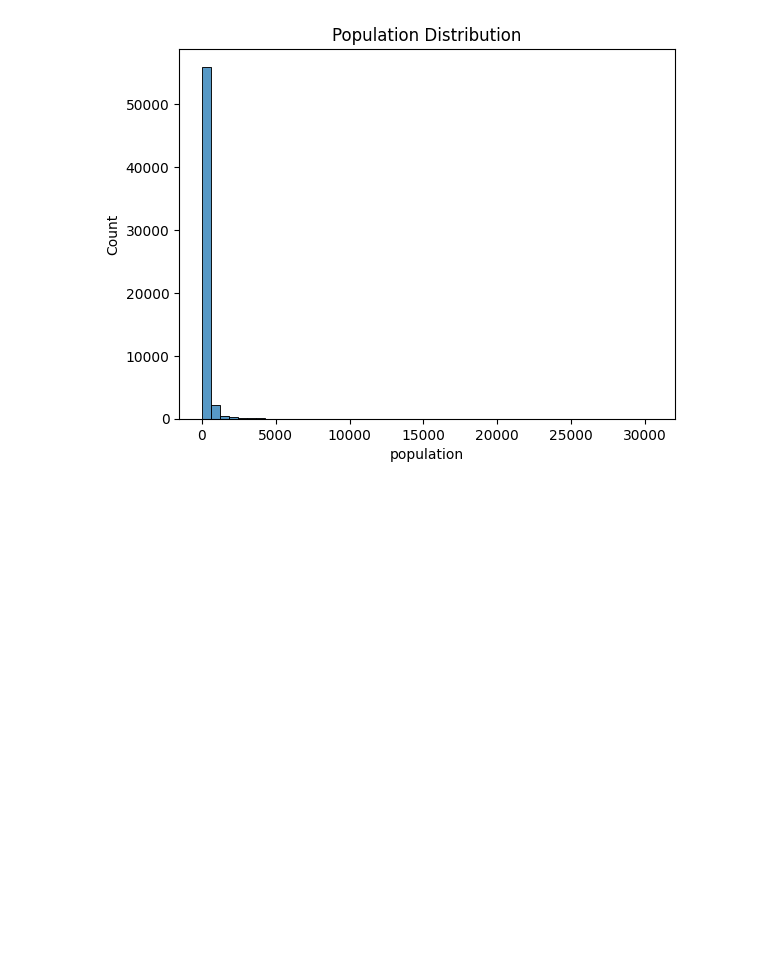
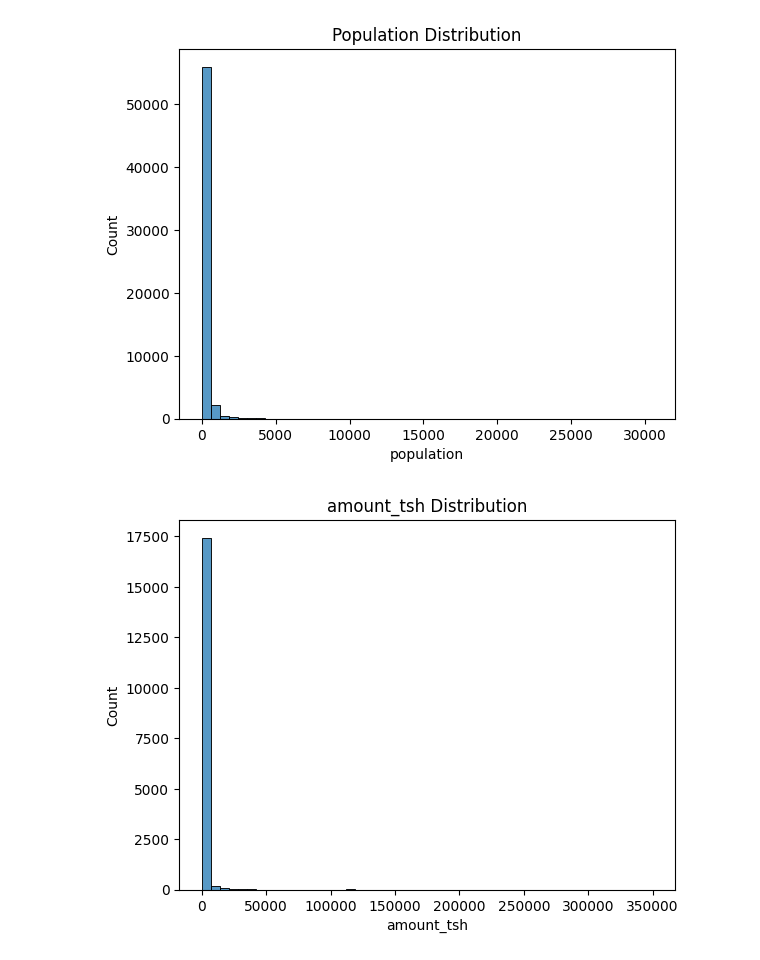
Before and after one commit to Emeriego/PumpHealth, a Jupyter notebook: notebooks/01_exploratory_data_analysis.ipynb, the cells around one changed output. Saved outputs shown, nothing was run; the diff lists cells and outputs as text; code cells hidden in the pictures; blank space fills up the shorter version.

```diff
--- a/notebooks/01_exploratory_data_analysis.ipynb
+++ b/notebooks/01_exploratory_data_analysis.ipynb
@@ -221,3 +249,9 @@ plt.title("Population Distribution")
 plt.show()
 # %% [output]
 [figure]
+# %%
+sns.histplot(df['amount_tsh'], bins=50)
+plt.title("amount_tsh Distribution")
+plt.show()
+# %% [output]
+[figure, added]
```
Also changed, not shown: parts of 27 cells of this notebook, 1 other file.
